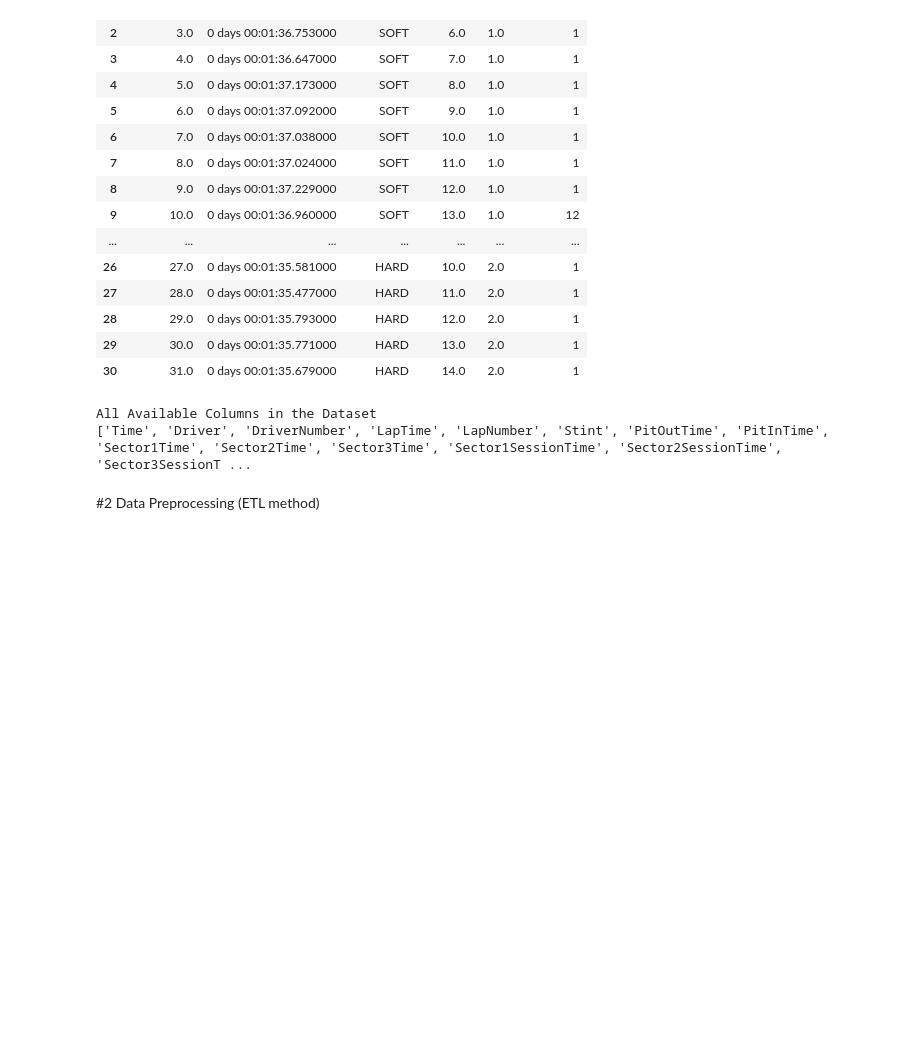
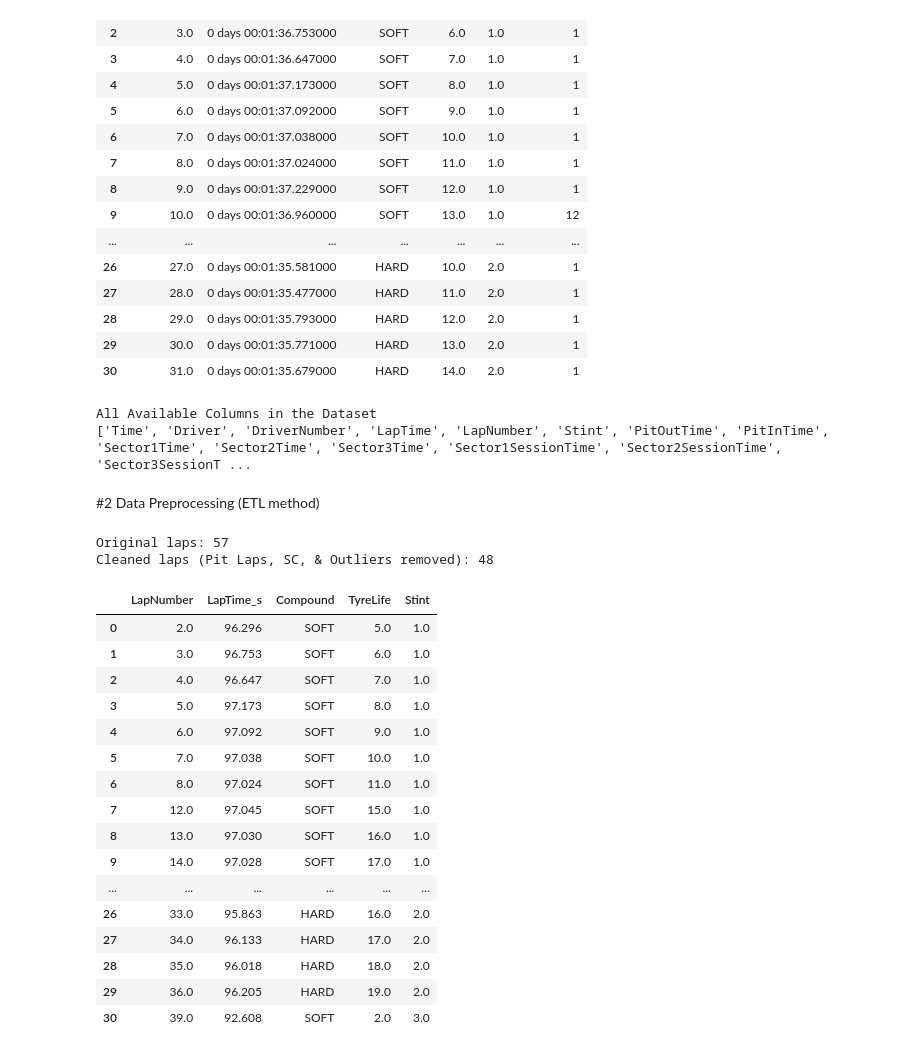
Before and after one commit to z-sulit/Additive-Modeling-and-Dynamic-Programming-for-F1-Pit-Stop-Optimization, a Jupyter notebook: notebook.ipynb, the cells around one changed output. Saved outputs shown, nothing was run; the diff lists cells and outputs as text; code cells hidden in the pictures; blank space fills up the shorter version.

```diff
--- a/notebook.ipynb
+++ b/notebook.ipynb
@@ -176,10 +176,51 @@ All Available Columns in the Dataset
 # %% [markdown]
 #2 Data Preprocessing (ETL method)
 # %%
+essential_columns = ['LapNumber', 'LapTime', 'Compound', 'TyreLife', 'Stint', 'TrackStatus', 'PitInTime', 'PitOutTime']
 #make a copy of the essential cols
 df_ver = ver_laps_race[essential_columns].copy()
 df_ver['LapTime_s'] = df_ver['LapTime'].dt.total_seconds() #<- converts laptime to seconds
 df_ver = df_ver.dropna(subset=['LapTime_s'])
 #---
 #Remove In-Laps and Out-Laps using FastF1's built-in pit detection
-df_ver = df_ver[df_ver['TrackStatus'].str.contains('1', na=False)]
+df_ver = df_ver[df_ver['PitInTime'].isna() & df_ver['PitOutTime'].isna()]
+
+df_ver = df_ver[df_ver['TrackStatus'] == '1'] #<-- green flag laps only
+# %%
+def filter_stint_outliers(stint_df):
+    # This calculates IQR for a specific stint and drops mathematical outliers.
+    Q1 = stint_df['LapTime_s'].quantile(0.25)
+    Q3 = stint_df['LapTime_s'].quantile(0.75)
+    IQR = Q3 - Q1
+
+    upper_bound = Q3 + (1.5 * IQR)
+    # return only the laps faster than or equal to the upper bound
+    return stint_df[stint_df['LapTime_s'] <= upper_bound]
+# %%
+#Apply the IQR filter individually to stints....
+df_clean = df_ver.groupby('Stint', group_keys=False).apply(filter_stint_outliers)
+df_clean = df_clean.reset_index(drop=True)
+# %%
+print(f"Original laps: {len(ver_laps_race)}")
+print(f"Cleaned laps (Pit Laps, SC, & Outliers removed): {len(df_clean)}")
+display(df_clean[['LapNumber', 'LapTime_s', 'Compound', 'TyreLife', 'Stint']].head(31))
+# %% [output]
+Original laps: 57
+Cleaned laps (Pit Laps, SC, & Outliers removed): 48
+|  | LapNumber | LapTime_s | Compound | TyreLife | Stint |
+| 0 | 2.0 | 96.296 | SOFT | 5.0 | 1.0 |
+| 1 | 3.0 | 96.753 | SOFT | 6.0 | 1.0 |
+| 2 | 4.0 | 96.647 | SOFT | 7.0 | 1.0 |
+| 3 | 5.0 | 97.173 | SOFT | 8.0 | 1.0 |
+| 4 | 6.0 | 97.092 | SOFT | 9.0 | 1.0 |
+| 5 | 7.0 | 97.038 | SOFT | 10.0 | 1.0 |
+| 6 | 8.0 | 97.024 | SOFT | 11.0 | 1.0 |
+| 7 | 12.0 | 97.045 | SOFT | 15.0 | 1.0 |
+| 8 | 13.0 | 97.030 | SOFT | 16.0 | 1.0 |
+| 9 | 14.0 | 97.028 | SOFT | 17.0 | 1.0 |
+| ... | ... | ... | ... | ... | ... |
+| 26 | 33.0 | 95.863 | HARD | 16.0 | 2.0 |
+| 27 | 34.0 | 96.133 | HARD | 17.0 | 2.0 |
+| 28 | 35.0 | 96.018 | HARD | 18.0 | 2.0 |
+| 29 | 36.0 | 96.205 | HARD | 19.0 | 2.0 |
+| 30 | 39.0 | 92.608 | SOFT | 2.0 | 3.0 |
```
Also changed, not shown: parts of 1 cell of this notebook, 1 other file.
